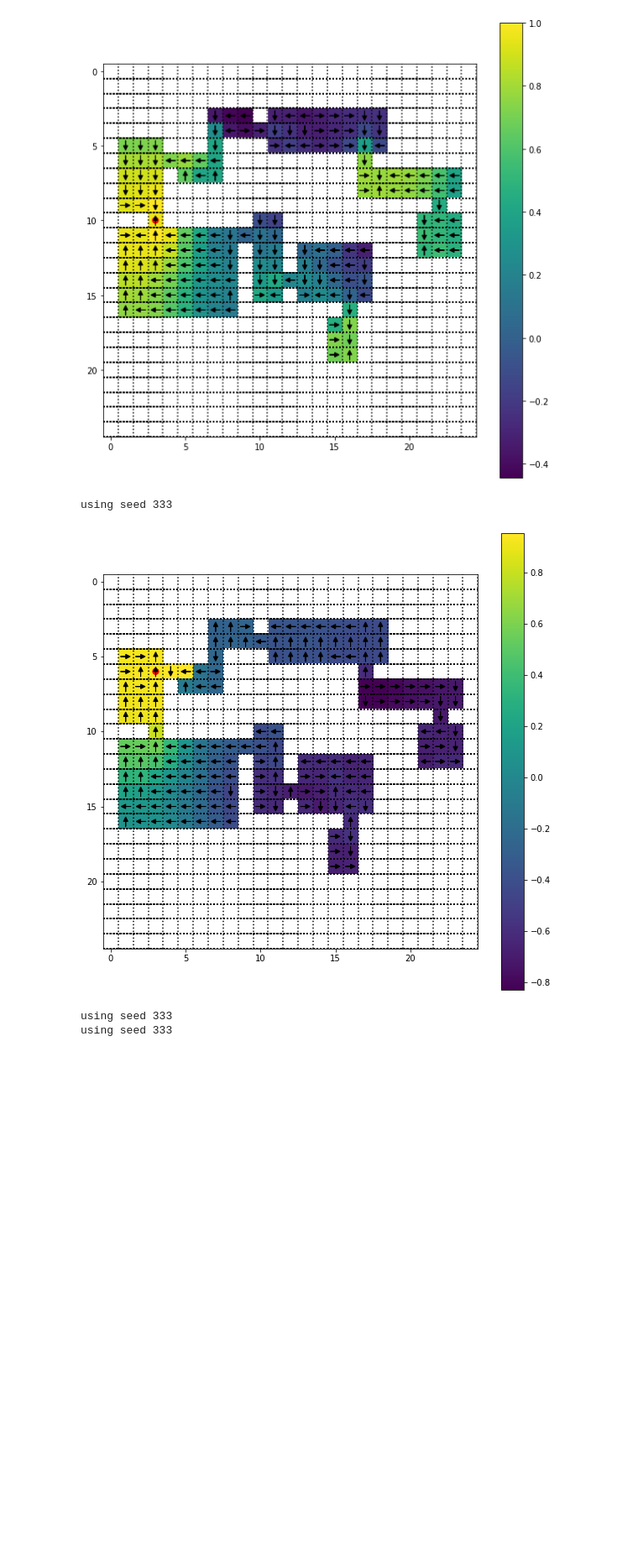
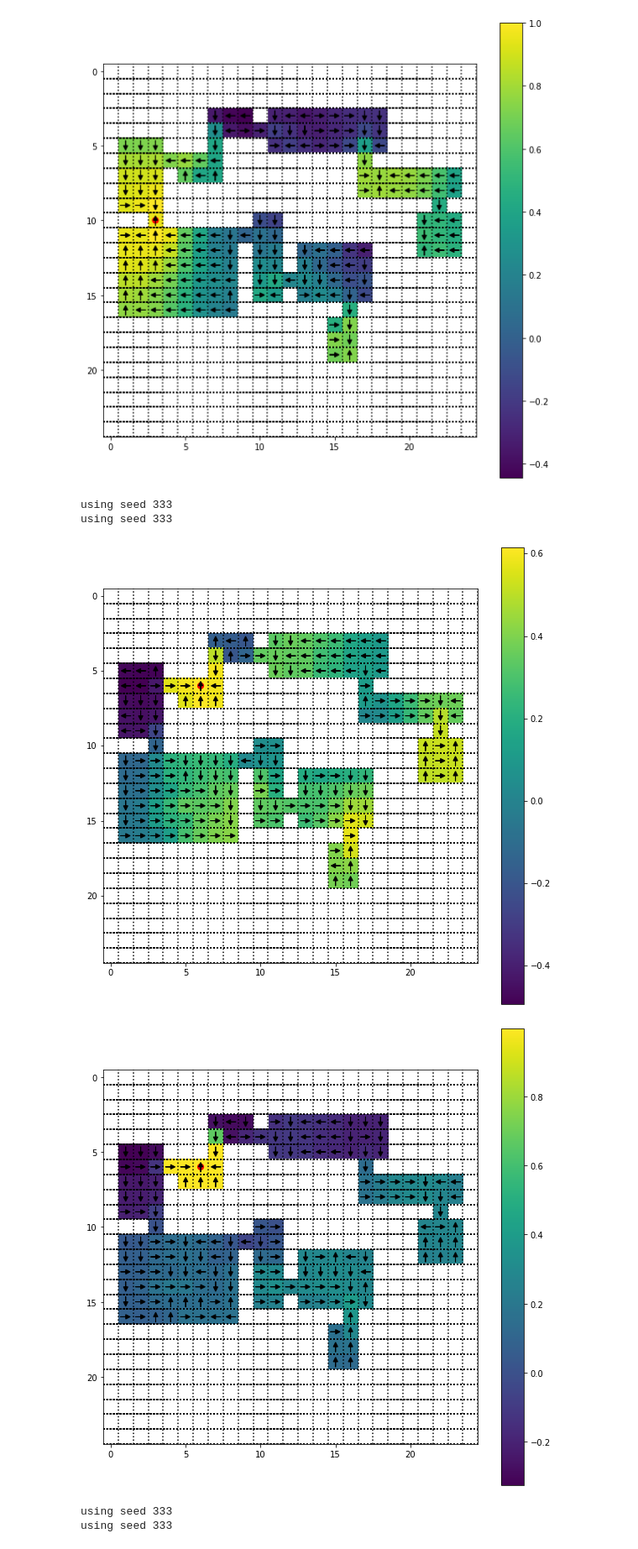
Before and after one commit to 2016choang/sfl, a Jupyter notebook: playground/new-envs.ipynb, the cells around one changed output. Shown at 84% size. Saved outputs shown, nothing was run; the diff lists cells and outputs as text; code cells hidden in the pictures; blank space fills up the shorter version.

```diff
--- a/playground/new-envs.ipynb
+++ b/playground/new-envs.ipynb
@@ -300,16 +300,18 @@ using seed 333
 [figure]
 # %%
 # true distance landmark graph
-subgoal = (3, 6)
-run = '20200509/multiroom/run_2'
-itr = 70000
+subgoal = (6, 6)
+run = '20200512/multiroom/run_24'
+itr = 200000
 itr -= 1
 visualize_subgoal_policy(run, itr, subgoal)
-# visualize_subgoal_policy(run, itr, subgoal, 'sf')
+visualize_subgoal_policy(run, itr, subgoal, 'sf')
 # visualize_subgoal_policy(run, itr, subgoal, 'sf-look')
 # %% [output]
 using seed 333
+using seed 333
-[figure, old version]
+[figure, new version]
+[figure, added]
 # %%
 # Randomly spawned agent
 subgoal = (9, 11)
```
Also changed, not shown: 3 other files.
